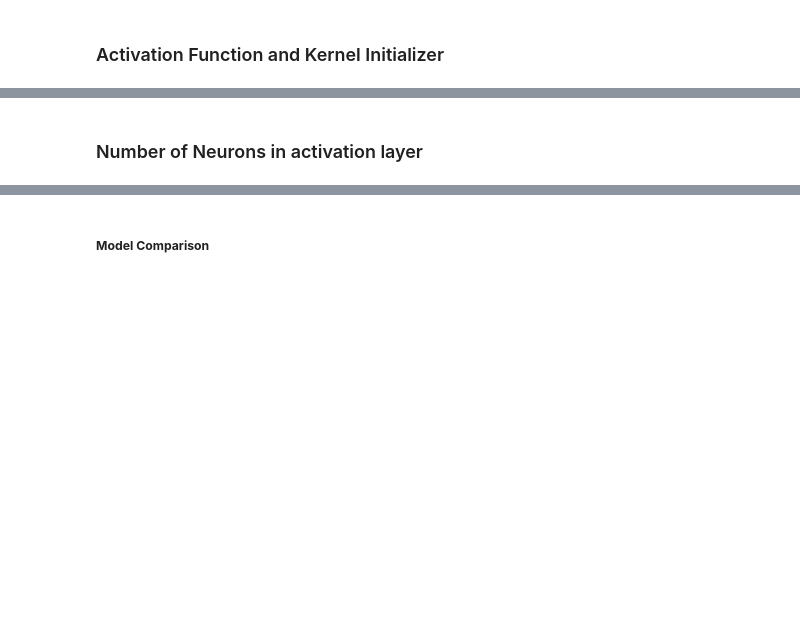
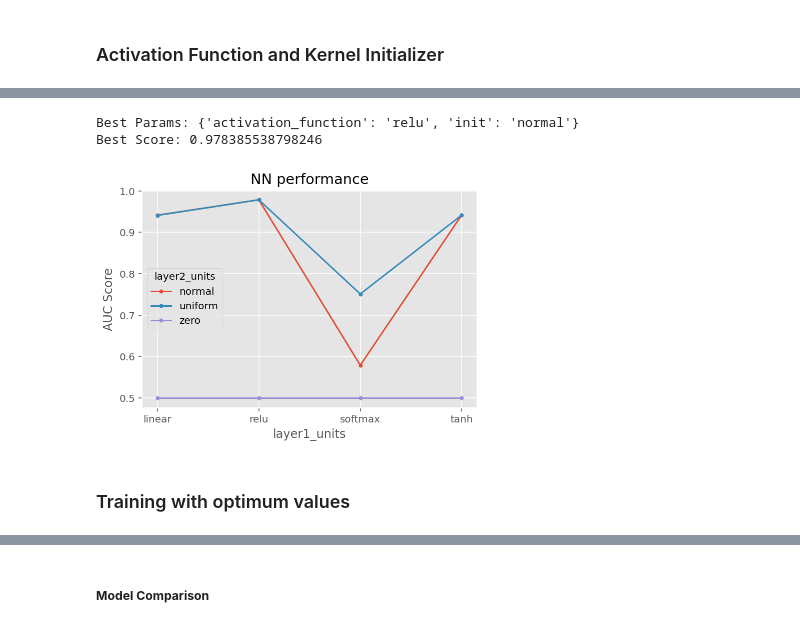
Before and after one commit to Mattjben/Passeneger-satisfaction-machine-learning, a Jupyter notebook: Phase_2_Airplane.ipynb, the cells around one changed output, grey strips where cells are left out. Saved outputs shown, nothing was run; the diff lists cells and outputs as text; code cells hidden in the pictures; blank space fills up the shorter version.

```diff
--- a/Phase_2_Airplane.ipynb
+++ b/Phase_2_Airplane.ipynb
@@ -692,24 +692,25 @@ from tensorflow.keras.optimizers import SGD
 layer1_activation = 'relu'
 layer2_activation = 'relu'
 output_activation = 'sigmoid'
-
+kernel_init = 'normal'
 layer1_dropout_rate = 0.05
 layer2_dropout_rate = 0.00
+layer1_units = 8
+layer2_units = 4
 learning_rate=0.01
 decay=1e-6
 momentum=0.5
 
 loss = 'binary_crossentropy'
-# during training, we would like to monitor accuracy
 metrics = ['accuracy']
 # %% [markdown]
 #### Tuning batch size and epochs
 # %%
 def create_model():
     model = Sequential()
-    model.add(Dense(8,input_dim = 24,kernel_initializer = 'normal',activation = 'relu'))
-    model.add(Dense(4,input_dim = 24,kernel_initializer = 'normal',activation = 'relu'))
-    model.add(Dense(1,activation = 'sigmoid'))
+    model.add(Dense(layer1_units,input_dim = 24,kernel_initializer = kernel_init ,activation = layer1_activation))
+    model.add(Dense(layer2_units,input_dim = 24,kernel_initializer = kernel_init ,activation = layer2_activation))
+    model.add(Dense(1,activation = output_activation))
 
     opt = SGD(lr=learning_rate, decay=decay, momentum=momentum)
     model.compile(loss = 'binary_crossentropy',optimizer = opt,metrics = ['accuracy'])
@@ -983,9 +988,9 @@ plt.show()
 # %%
 def create_model(activation_function,init):
     model = Sequential()
-    model.add(Dense(8,input_dim = 24,kernel_initializer = init,activation = activation_function))
+    model.add(Dense(48,input_dim = 24,kernel_initializer = init,activation = activation_function))
     model.add(Dropout(0.05))
-    model.add(Dense(4,input_dim = 24,kernel_initializer = init,activation = activation_function))
+    model.add(Dense(24,input_dim = 24,kernel_initializer = init,activation = activation_function))
     model.add(Dropout(0.15))
     model.add(Dense(1,activation = 'sigmoid'))
 
@@ -1007,3 +1030,28 @@ grid_result4 = grid.fit(d_train,t_train)
-# %% [markdown]
-### Number of Neurons in activation layer
+# %%
+print(f'Best Params: {grid_result4.best_params_}')
+print(f'Best Score: {grid_result4.best_score_}')
+results = get_search_results(grid_result4)
+
+
+
+for i in results['init'].unique():
+
+   temp = results[results['init'] == i]
+   lists = sorted(zip(*[temp['activation_function'], temp['mean_score']]))
+   new_x, new_y = list(zip(*lists))
+   plt.plot(new_x, new_y, marker = '.', label = i)
+
+
+
+plt.legend(title = 'layer2_units')
+plt.xlabel('layer1_units')
+plt.ylabel("AUC Score")
+plt.title("NN performance")
+plt.show()
+# %% [output]
+Best Params: {'activation_function': 'relu', 'init': 'normal'}
+Best Score: 0.978385538798246
+[figure, added]
+# %% [markdown]
+### Training with optimum values
 # %%
```
Also changed, not shown: parts of 4 cells of this notebook.
